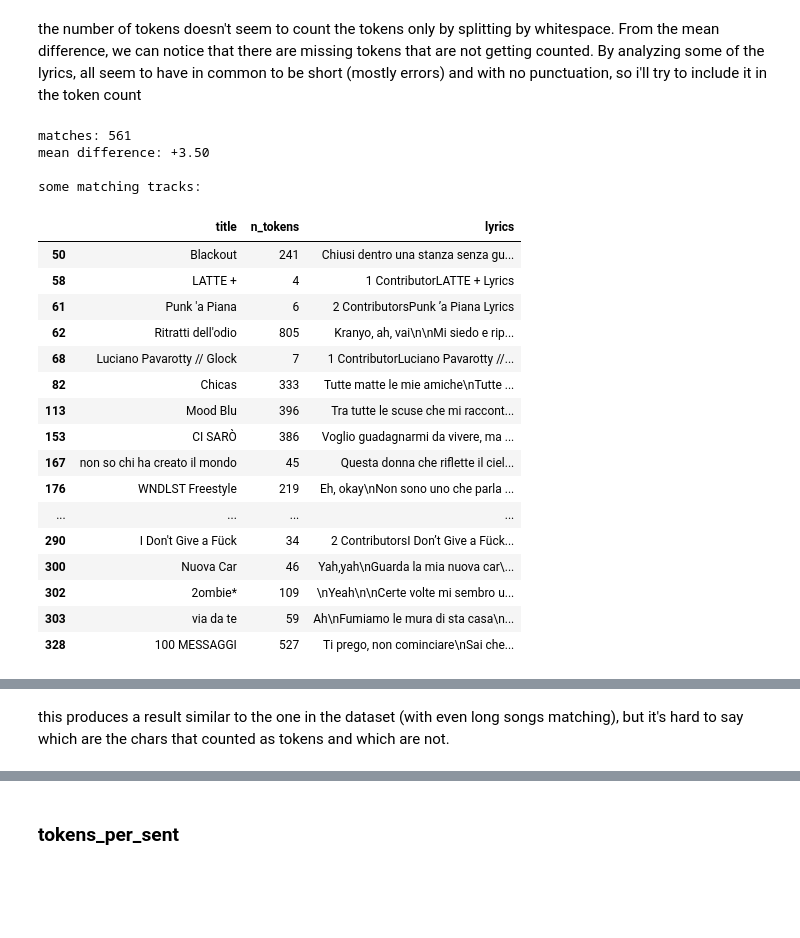
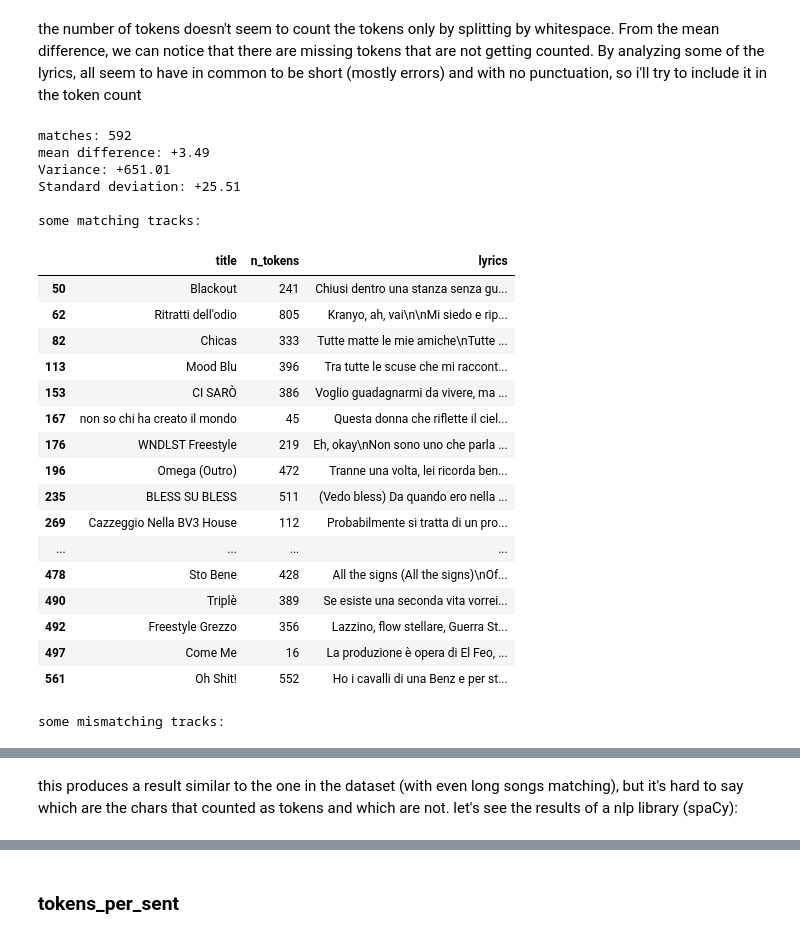
Before and after one commit to jaanisfehling/italian-rap-songs, a Jupyter notebook: data_understanding/tracks_analysis.ipynb, the cells around one changed output, grey strips where cells are left out. Drawn from its saved outputs; the diff is of its cells as text; code cells hidden in the pictures; blank space fills up the shorter version.

```diff
--- a/data_understanding/tracks_analysis.ipynb
+++ b/data_understanding/tracks_analysis.ipynb
@@ -418,6 +582,6 @@ language_counts = df['language'].value_counts(dropna=False)
 
 for i, (lang, count) in enumerate(language_counts.items(), 1):
     percentage = (count / len(df)) * 100
-    lang_display = lang if pd.notna(lang) else "NaN (missing)"
+    lang_display = lang if pd.notna(lang) else "NaN"
     print(f"{i:3d}. {lang_display:13s} : {count:5d} tracks")
 # %% [output]
@@ -469,0 +726,29 @@ Ref. for languages code: https://www.cambridge.org/core/books/abs/interaction-of
+# %%
+manual_updates = {
+    "KI-KI": "es",
+    "The Banana Splits": "en",
+    "Intro (Monkee Bizniz Vol. 2)": "en",
+    "FOXY": "en"
+}
+
+updated_count = 0
+
+for title, lang in manual_updates.items():
+    mask = (df['title'] == title)
+
+    # Check if any rows were found
+    if mask.any():
+        df.loc[mask, 'language'] = lang
+        updated_count += mask.sum()
+    else:
+        print(f"track with title '{title}' not found in dataset.")
+
+print(f"rows updated: {updated_count}")
+
+print(f"\nFinal language distribution:")
+language_counts = df['language'].value_counts(dropna=False)
+
+for i, (lang, count) in enumerate(language_counts.items(), 1):
+    percentage = (count / len(df)) * 100
+    lang_display = lang if pd.notna(lang) else "NaN (missing)"
+    print(f"{i:3d}. {lang_display:13s} : {count:5d} tracks")
@@ -1263,44 +1737,58 @@ the number of tokens doesn't seem to count the tokens only by splitting by white
 # %%
 def count_tokens_split_punctuation(lyrics):
     if pd.isna(lyrics):
         return 0
     import re
     #split on word boundaries - keeps alphanumeric sequences separate from punctuation
     # \w+ -> word characters (letters, numbers); [^\w\s] ->  punctuation (not words and not separators);
-    tokens = re.findall(r'\w+|[^\w\s]', lyrics)
+    tokens = re.findall(r'\w+|[^\w\s]', lyrics, flags=re.UNICODE)
     return len(tokens)
 
 computed_split_punct = df['lyrics'].apply(count_tokens_split_punctuation)
 
 matches_words = (df['n_tokens'] == computed_split_punct).sum()
 matching_tracks = df[computed_split_punct == df['n_tokens']].copy()
 diff_words = computed_split_punct - df['n_tokens']
 
 print(f"matches: {matches_words}")
 print(f"mean difference: {diff_words.mean():+.2f}")
+print(f"Variance: {diff_words.var():+.2f}")
+print(f"Standard deviation: {diff_words.std():+.2f}")
+
+matching_tracks = matching_tracks[matching_tracks['lyrics'].notna()]
 
 print(f"\nsome matching tracks:")
 display_cols = ['title', 'n_tokens', 'lyrics']
 display(matching_tracks[display_cols].head(20))
+
+print("\nsome mismatching tracks:")
+mismatch_tracks = df[computed_split_punct != df['n_tokens']].copy()
+mismatch_tracks['computed_split_punct'] = computed_split_punct[mismatch_tracks.index]
+mismatch_tracks['diff'] = mismatch_tracks['computed_split_punct'] - mismatch_tracks['n_tokens']
+display_cols = ['title', 'n_tokens', 'computed_split_punct', 'diff', 'lyrics']
+display(mismatch_tracks[display_cols].head(10))
 # %% [output]
-matches: 561
-mean difference: +3.50
+matches: 592
+mean difference: +3.49
+Variance: +651.01
+Standard deviation: +25.51
 
 some matching tracks:
 |  | title | n_tokens | lyrics |
 | 50 | Blackout | 241 | Chiusi dentro una stanza senza gu... |
-| 58 | LATTE + | 4 | 1 ContributorLATTE + Lyrics |
-| 61 | Punk 'a Piana | 6 | 2 ContributorsPunk ’a Piana Lyrics |
 | 62 | Ritratti dell'odio | 805 | Kranyo, ah, vai\n\nMi siedo e rip... |
-| 68 | Luciano Pavarotty // Glock | 7 | 1 ContributorLuciano Pavarotty //... |
 | 82 | Chicas | 333 | Tutte matte le mie amiche\nTutte ... |
 | 113 | Mood Blu | 396 | Tra tutte le scuse che mi raccont... |
 | 153 | CI SARÒ | 386 | Voglio guadagnarmi da vivere, ma ... |
 | 167 | non so chi ha creato il mondo | 45 | Questa donna che riflette il ciel... |
 | 176 | WNDLST Freestyle | 219 | Eh, okay\nNon sono uno che parla ... |
+| 196 | Omega (Outro) | 472 | Tranne una volta, lei ricorda ben... |
+| 235 | BLESS SU BLESS | 511 | (Vedo bless) Da quando ero nella ... |
+| 269 | Cazzeggio Nella BV3 House | 112 | Probabilmente si tratta di un pro... |
 | ... | ... | ... | ... |
-| 290 | I Don't Give a Fück | 34 | 2 ContributorsI Don’t Give a Fück... |
-| 300 | Nuova Car | 46 | Yah,yah\nGuarda la mia nuova car\... |
-| 302 | 2ombie* | 109 | \nYeah\n\nCerte volte mi sembro u... |
-| 303 | via da te | 59 | Ah\nFumiamo le mura di sta casa\n... |
-| 328 | 100 MESSAGGI | 527 | Ti prego, non cominciare\nSai che... |
+| 478 | Sto Bene | 428 | All the signs (All the signs)\nOf... |
+| 490 | Triplè | 389 | Se esiste una seconda vita vorrei... |
+| 492 | Freestyle Grezzo | 356 | Lazzino, flow stellare, Guerra St... |
+| 497 | Come Me | 16 | La produzione è opera di El Feo, ... |
+| 561 | Oh Shit! | 552 | Ho i cavalli di una Benz e per st... |
+some mismatching tracks:
@@ -1307,2 +1806,2 @@ some matching tracks:
 # %% [markdown]
-this produces a result similar to the one in the dataset (with even long songs matching), but it's hard to say which are the chars that counted as tokens and which are not.
+this produces a result similar to the one in the dataset (with even long songs matching), but it's hard to say which are the chars that counted as tokens and which are not. let's see the results of a nlp library (spaCy):
```
Also changed, not shown: parts of 54 cells of this notebook.
